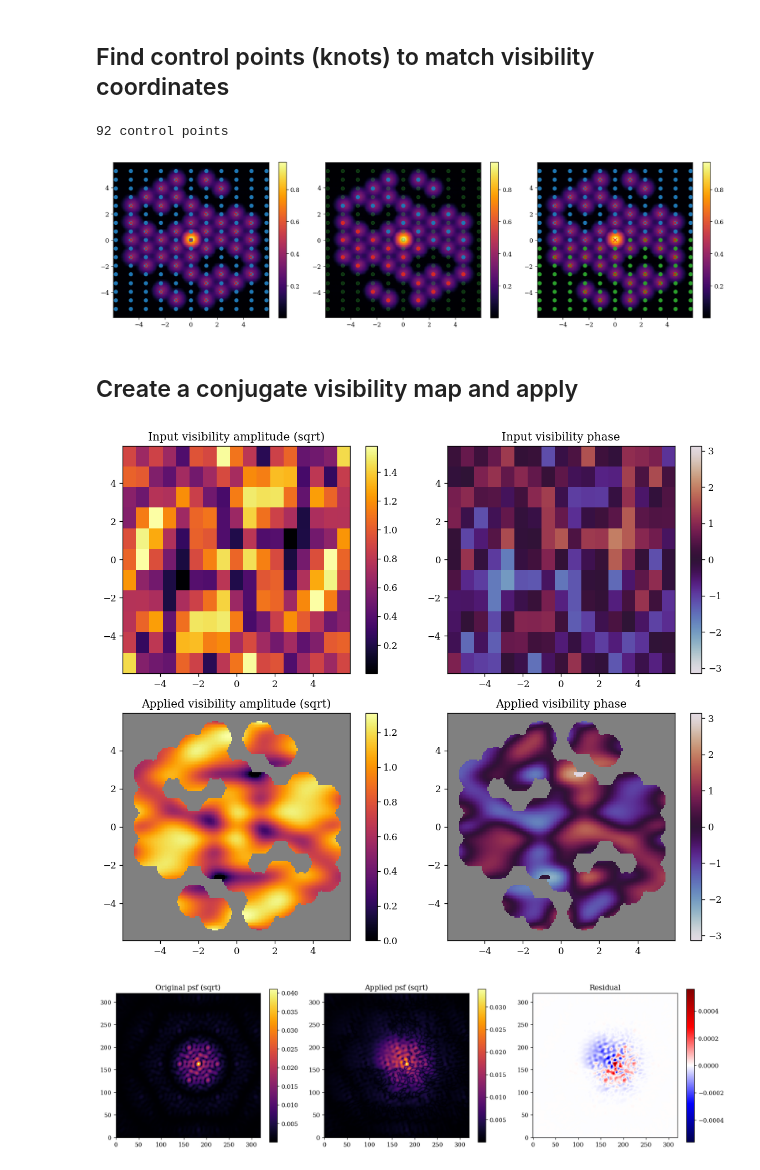
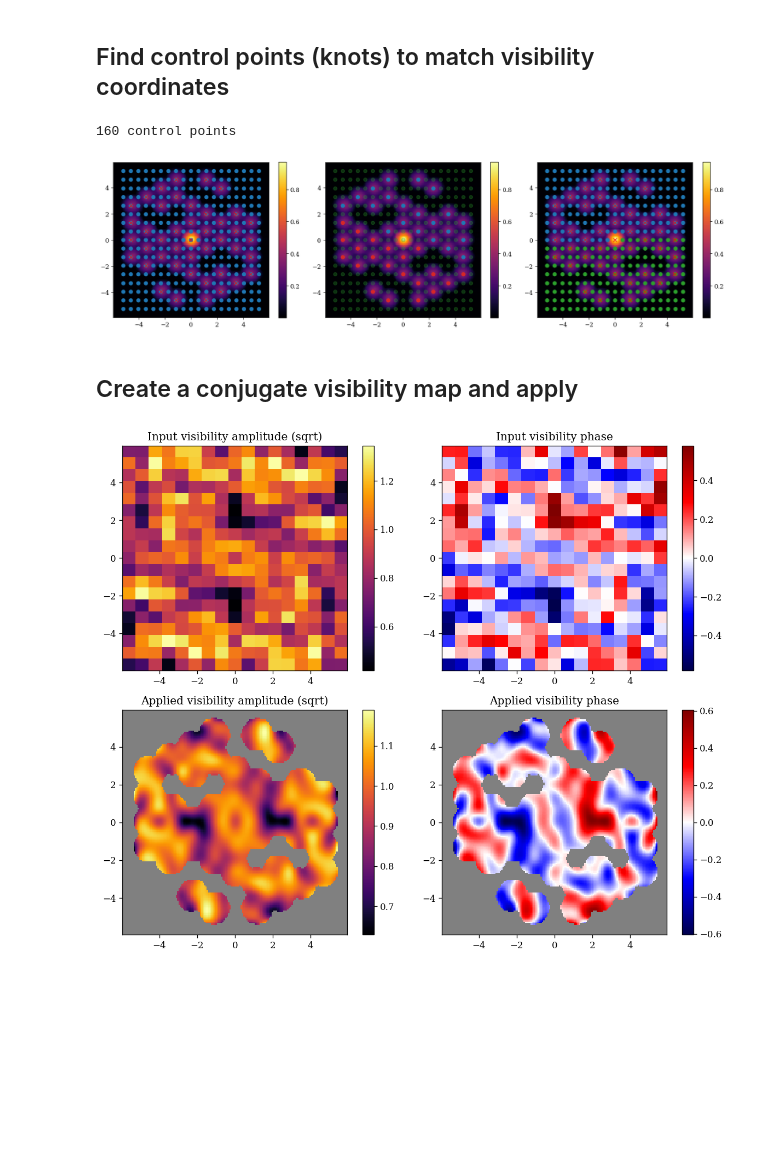
Before and after one commit to LouisDesdoigts/amigo_notebooks, a Jupyter notebook: spline_vis.ipynb, the cells around one changed output. Drawn from its saved outputs; the diff is of its cells as text; code cells hidden in the pictures; blank space fills up the shorter version.

```diff
--- a/spline_vis.ipynb
+++ b/spline_vis.ipynb
@@ -146,9 +146,10 @@ bls = np.concatenate([np.zeros((1, 2)), hbls, -hbls]).T
 
 # Define number of control points and add padding to control outer behaviour
 # TODO: Check padding is being applied correctly
-x_pts, y_pts = 9, 15
+# x_pts, y_pts = 9, 15
+x_pts, y_pts = 17, 15
 pad_x, pad_y = 1, 2
-nx, ny = x_pts + 2 * pad_x, y_pts + 2 * pad_x
+# nx, ny = x_pts + 2 * pad_x, y_pts + 2 * pad_x
 dx, dy = 2 / (x_pts - 1), 2 / (y_pts - 1)
 xs = bls.max() * np.linspace(-(1 + dx), 1 + dx, x_pts + 2)
 ys = bls.max() * np.linspace(-(1 + dy), 1 + dy, y_pts + 2)
@@ -212,8 +213,8 @@ plt.colorbar()
 plt.tight_layout()
 plt.show()
 # %% [output]
-92 control points
+160 control points
-[figure, old version]
+[figure, new version]
 # %% [markdown]
 ## Create a conjugate visibility map and apply
 # %%
@@ -228,20 +229,20 @@ kern /= kern.sum()
 uv_coords = np.meshgrid(u_coords, u_coords)
 
 # Get vis amplitude values
-sigma = 0.75 # Random normal sigma
-amp_points = 1 + sigma * jr.normal(jr.PRNGKey(2), (nx + 4, ny + 4))
+sigma = 0.4 # Random normal sigma
+amp_points = 1 + sigma * jr.normal(jr.PRNGKey(2), (x_pts + 4, y_pts + 4))
 convd_amp = jax.scipy.signal.convolve(amp_points, kern, mode="same")[2:-2, 2:-2]
 convd_amp = np.maximum(convd_amp, 1e-6)
 
 # Get vis phase values
-pha_points = 2 * sigma * jr.normal(jr.PRNGKey(2), (nx + 4, ny + 4))
+pha_points = sigma * jr.normal(jr.PRNGKey(2), (x_pts + 4, y_pts + 4))
 convd_pha = jax.scipy.signal.convolve(pha_points, kern, mode="same")[2:-2, 2:-2]
 
 # Construct input vis map
 conv_vis = convd_amp * np.exp(1j * convd_pha)
 flat_conv_vis = conv_vis.reshape(-1).T
 
-# Apply conjuagte
+# Apply conjugate
 flat_conv_vis = flat_conv_vis.at[inv_ind[:, 1]].set(flat_conv_vis[inv_ind[:, 0]].conj())
 flat_conv_vis = flat_conv_vis.at[1 + len(inv_ind) // 2].set(1 * np.exp(1j * 0))
 vis_pts = flat_conv_vis.reshape(conv_vis.shape)
@@ -261,11 +262,6 @@ phase_map = pha_interp(*uv_coords)
 # Get the applied visibilities map
 vis_map = amp_map * np.exp(1j * phase_map)
 
-# Get original psf
-full_psf = np.abs(from_uv(full_splodges * dlu.resize(vis_map, padded.shape[0])))
-applied_psf = dlu.resize(full_psf, psf.shape[0])
-
-
 plt.figure(figsize=(10, 12))
 
 plt.subplot(3, 2, 1)
@@ -273,61 +269,39 @@ plt.title("Input visibility amplitude (sqrt)")
 plt.imshow(np.abs(vis_pts), extent=(-ext, ext, -ext, ext))
 plt.colorbar()
 
 plt.subplot(3, 2, 2)
 plt.title("Input visibility phase")
+v = np.abs(np.angle(vis_pts)).max()
 plt.imshow(
     np.angle(vis_pts),
-    cmap=twilight,
-    vmin=-np.pi,
-    vmax=np.pi,
+    cmap=seismic,
+    vmin=-v,
+    vmax=v,
     extent=(-ext, ext, -ext, ext),
 )
 plt.colorbar()
 
 plt.subplot(3, 2, 3)
 plt.title("Applied visibility amplitude (sqrt)")
 plt.imshow(
     np.where(mask, np.abs(vis_map), np.nan) ** 0.5,
     cmap=inferno,
     extent=(-ext, ext, -ext, ext),
 )
 plt.colorbar()
 
 plt.subplot(3, 2, 4)
 plt.title("Applied visibility phase")
+v = np.nanmax(np.abs(np.where(mask, np.angle(vis_map), np.nan)))
 plt.imshow(
     np.where(mask, np.angle(vis_map), np.nan),
-    cmap=twilight,
-    vmin=-np.pi,
-    vmax=np.pi,
+    cmap=seismic,
+    vmin=-v,
+    vmax=v,
     extent=(-ext, ext, -ext, ext),
 )
 plt.colorbar()
 plt.tight_layout()
 plt.show()
-
-plt.figure(figsize=(15, 4))
-
-
-plt.subplot(1, 3, 1)
-plt.title("Original psf (sqrt)")
-plt.imshow(psf**0.5, cmap=inferno)
-plt.colorbar()
-
-plt.subplot(1, 3, 2)
-plt.title("Applied psf (sqrt)")
-plt.imshow(applied_psf**0.5)
-plt.colorbar()
-
-plt.subplot(1, 3, 3)
-plt.title("Residual")
-res = psf - applied_psf
-v = np.abs(res).max()
-plt.imshow(res, cmap=seismic, vmin=-v, vmax=v)
-plt.colorbar()
-
-plt.tight_layout()
-plt.show()
 # %% [output]
-[figure, old version]
+[figure, new version]
-[figure, removed]
```
Also changed, not shown: parts of 1 cell of this notebook.
